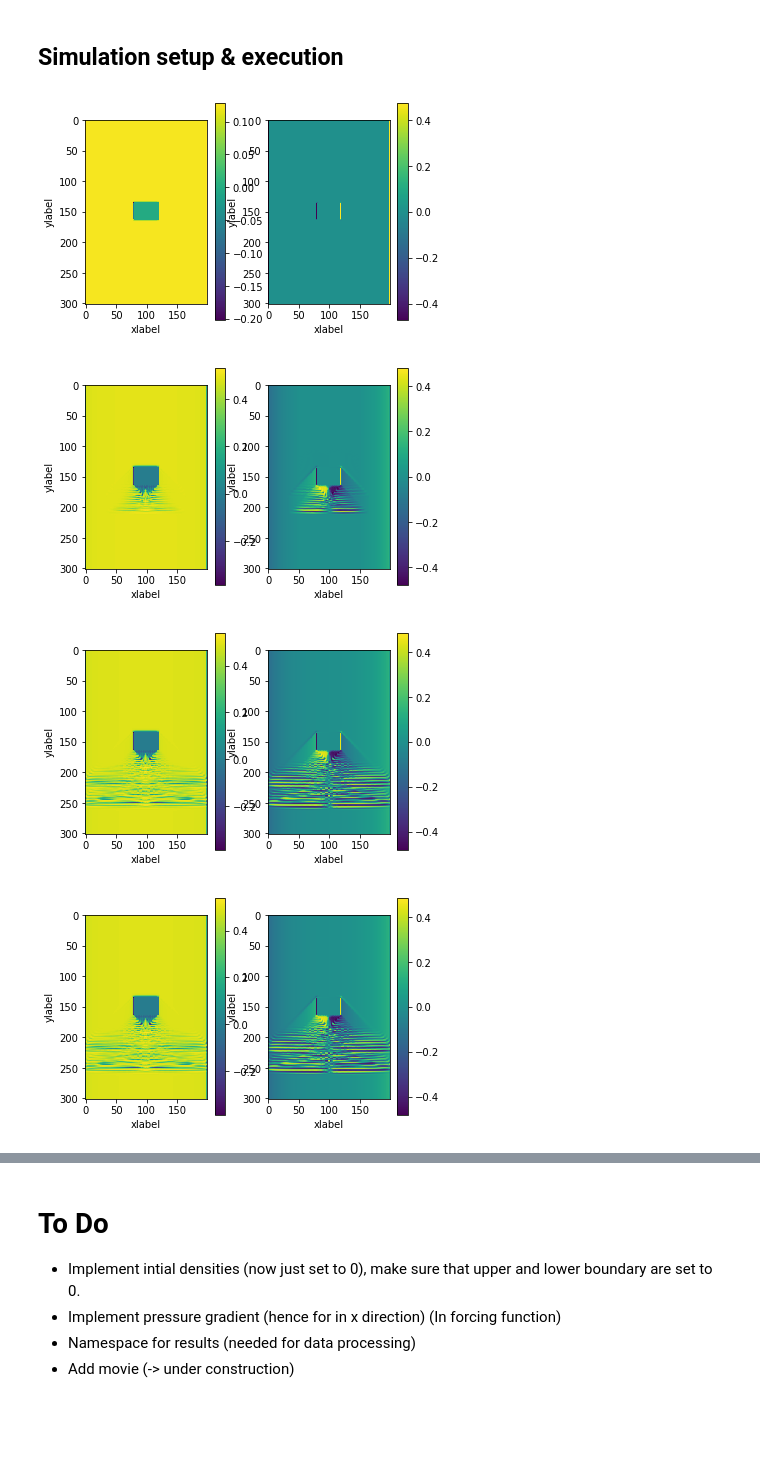
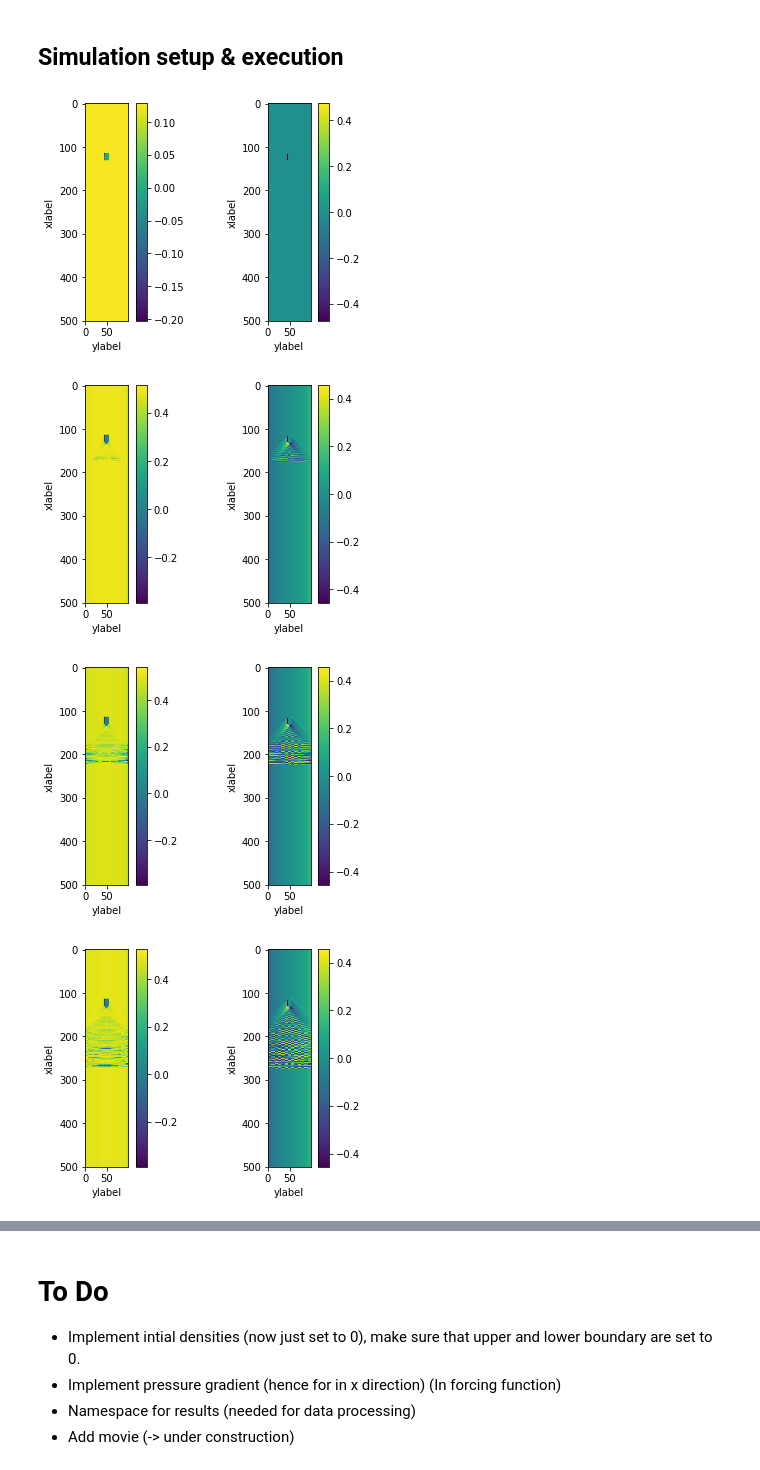
Before and after one commit to VHeusinkveld/CP3-lattice-boltzmann_model, a Jupyter notebook: Excecute_simulation.ipynb, the cells around one changed output, grey strips where cells are left out. Saved outputs shown, nothing was run; the diff lists cells and outputs as text; code cells hidden in the pictures; blank space fills up the shorter version.

```diff
--- a/Excecute_simulation.ipynb
+++ b/Excecute_simulation.ipynb
@@ -7,39 +7,40 @@ import time as tm
 from types import SimpleNamespace
 from Boltzmann_simulation import *
 from constants import *
 
 start_time = tm.time()
 
 # Create name space
 sim = SimpleNamespace()
 
 # Assign system dimensions/parameters
-sim.L, sim.W = 300, 200
+sim.L, sim.W = 500, 100
 sim.m = 1
 sim.P = 1
 sim.epsilon = 0#0.0001
-sim.max_iterations = 100
+sim.max_iterations = 500
 sim.plot_iteration = 50
 sim.nu = 0.2
 sim.dv = 0.05
 
-# Square obstacle
-sim.L_ratio = 1/10  # Length of the object wrt length of the system
-sim.W_ratio = 1/5 # Width of the object wrt length of the system
+# Square obstruction
+sim.obs = True # Bool
+sim.L_ratio = 1/30  # Length of the object wrt length of the system
+sim.W_ratio = 1/10 # Width of the object wrt length of the system
 
 #Load constants
 sim = constants(sim)
 
 # Actual simulation
 par = boltzmann_sim(sim)
 
 Reynolds_pipe, Reynolds_obs = Reynolds(sim, par)
 
 end_time = tm.time()
 total_time = end_time - start_time
 print('Total run time =', total_time)
 # %% [output]
-[figure, old version]
+[figure, new version]
-[figure, old version]
+[figure, new version]
-[figure, old version]
+[figure, new version]
-[figure, old version]
+[figure, new version]
```
Also changed, not shown: parts of 3 cells of this notebook, 4 other files.
